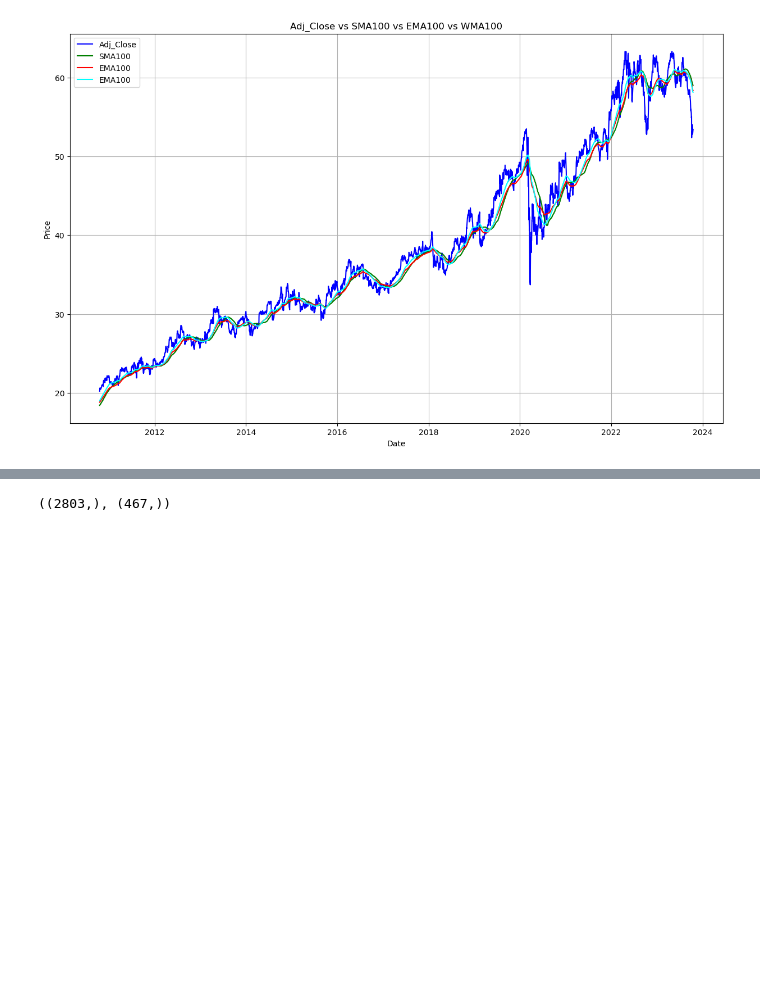
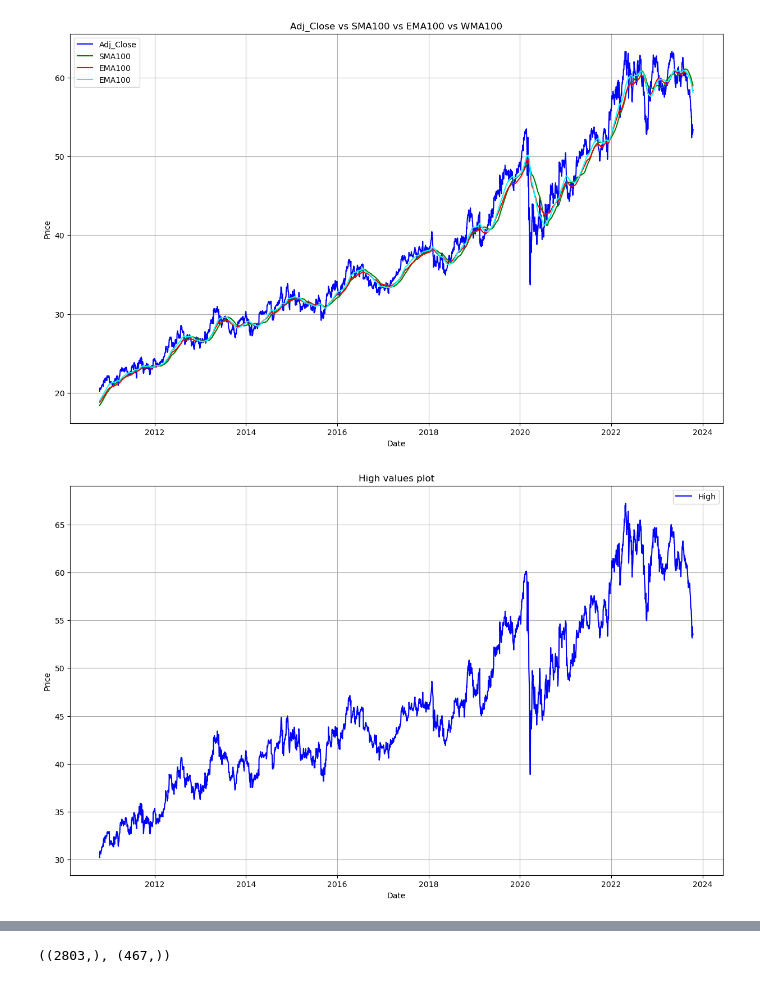
Before and after one commit to VictorVassilev22/FML, a Jupyter notebook: notebooks/random_forest.ipynb, the cells around one changed output, grey strips where cells are left out. Saved outputs shown, nothing was run; the diff lists cells and outputs as text; code cells hidden in the pictures; blank space fills up the shorter version.

```diff
--- a/notebooks/random_forest.ipynb
+++ b/notebooks/random_forest.ipynb
@@ -89,4 +89,20 @@ plt.grid(True)
 plt.show()
 # %% [output]
 [figure]
+# %%
+# Plotting
+plt.figure(figsize=(15, 9))
+
+# Plot Adj_Close
+plt.plot(ko_df['High'], label='High', color='blue')
+
+# Add labels and title
+plt.xlabel('Date')
+plt.ylabel('Price')
+plt.title('High values plot')
+plt.legend()
+plt.grid(True)
+plt.show()
+# %% [output]
+[figure, added]
 # %%
```
Also changed, not shown: parts of 9 cells of this notebook, 1 other file.
